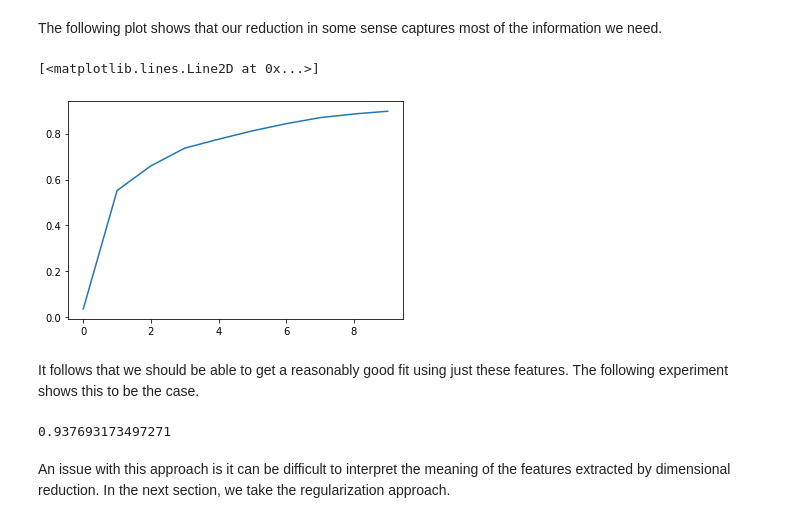
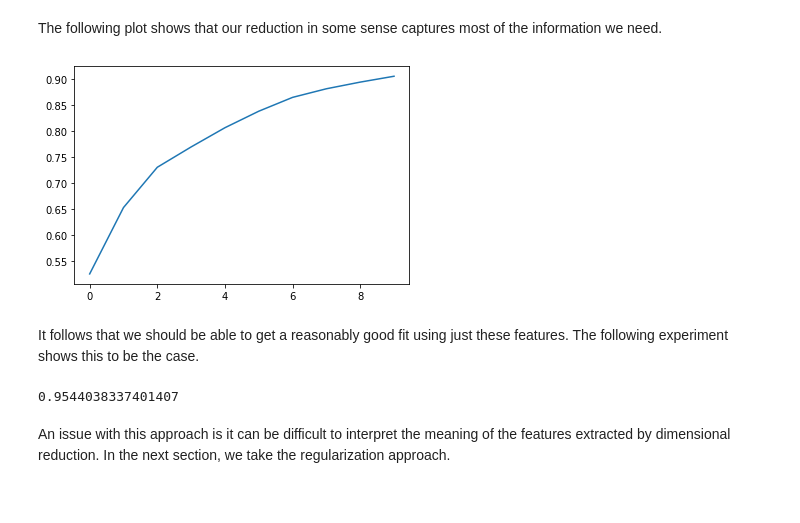
Before and after one commit to bencwallace/doc2date, a Jupyter notebook: doc2date-01.ipynb, the cells around one changed output. Drawn from its saved outputs; the diff is of its cells as text; code cells hidden in the pictures.

```diff
--- a/doc2date-01.ipynb
+++ b/doc2date-01.ipynb
@@ -219,17 +215,14 @@ R^2 (1D log-scaled OLS on row-normalized data): 0.0019243774100805577
 # %% [markdown]
 Our data is normalized, but we still have far more features than training examples. Moreover, there are correlations between our features and our training examples are sparse vectors. It seems in principle that our data contains a lot of redundancy that could be eliminated somehow. We already discussed one solution: regularization. Here we'll take a look at another: dimensional reduction.
 # %%
-from sklearn.decomposition import PCA
-
 pca = PCA(n_components=10)
-X_red = svd.fit_transform(X_norm)
+X_red = pca.fit_transform(X_norm)
 # %% [markdown]
 The following plot shows that our reduction in some sense captures most of the information we need.
 # %%
-_ = plt.plot(np.cumsum(svd.explained_variance_ratio_))
+_ = sns.lineplot(range(10), np.cumsum(pca.explained_variance_ratio_))
 # %% [output]
-[<matplotlib.lines.Line2D at 0x...>]
-[figure, old version]
+[figure, new version]
 # %% [markdown]
 It follows that we should be able to get a reasonably good fit using just these features. The following experiment shows this to be the case.
 # %%
@@ -239,7 +232,7 @@ reg = LinearRegression()
 reg.fit(X_train, y_train)
 reg.score(X_test, y_test)
 # %% [output]
-0.937693173497271
+0.9544038337401407
 # %% [markdown]
 An issue with this approach is it can be difficult to interpret the meaning of the features extracted by dimensional reduction. In the next section, we take the regularization approach.
 # %% [markdown]
```
Also changed, not shown: parts of 10 cells of this notebook, 2 other files.
